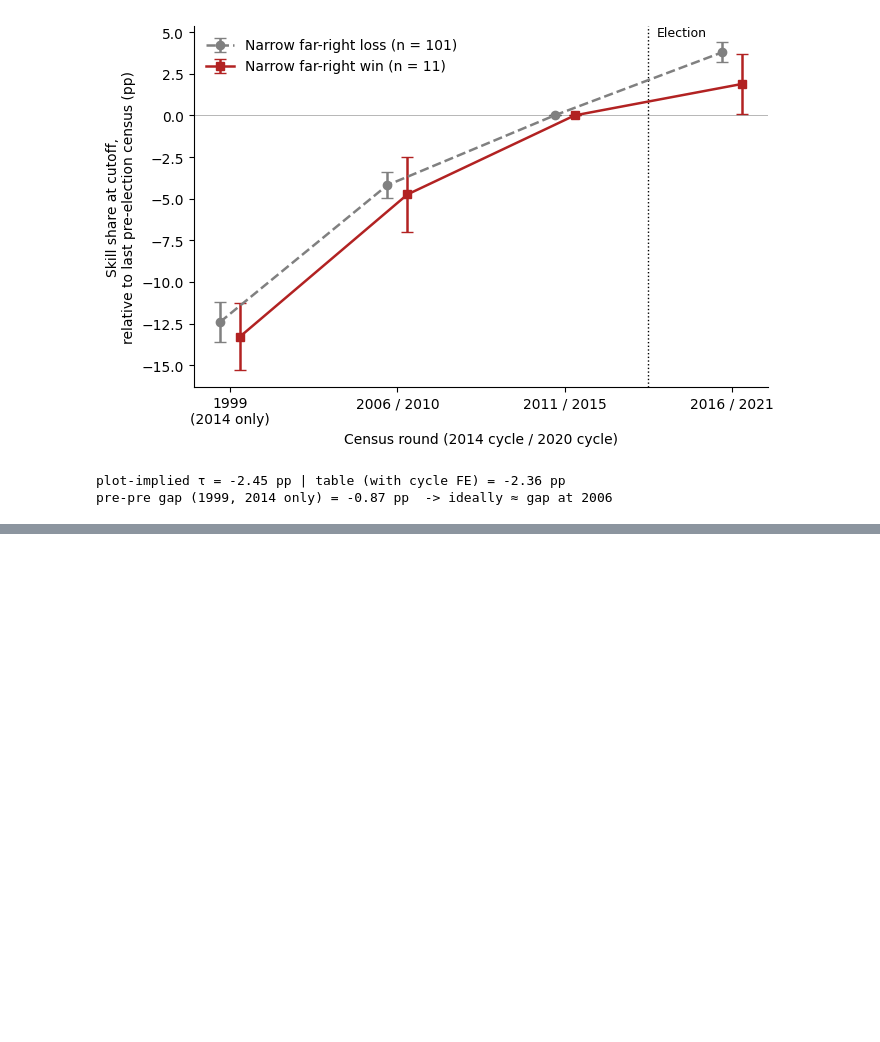
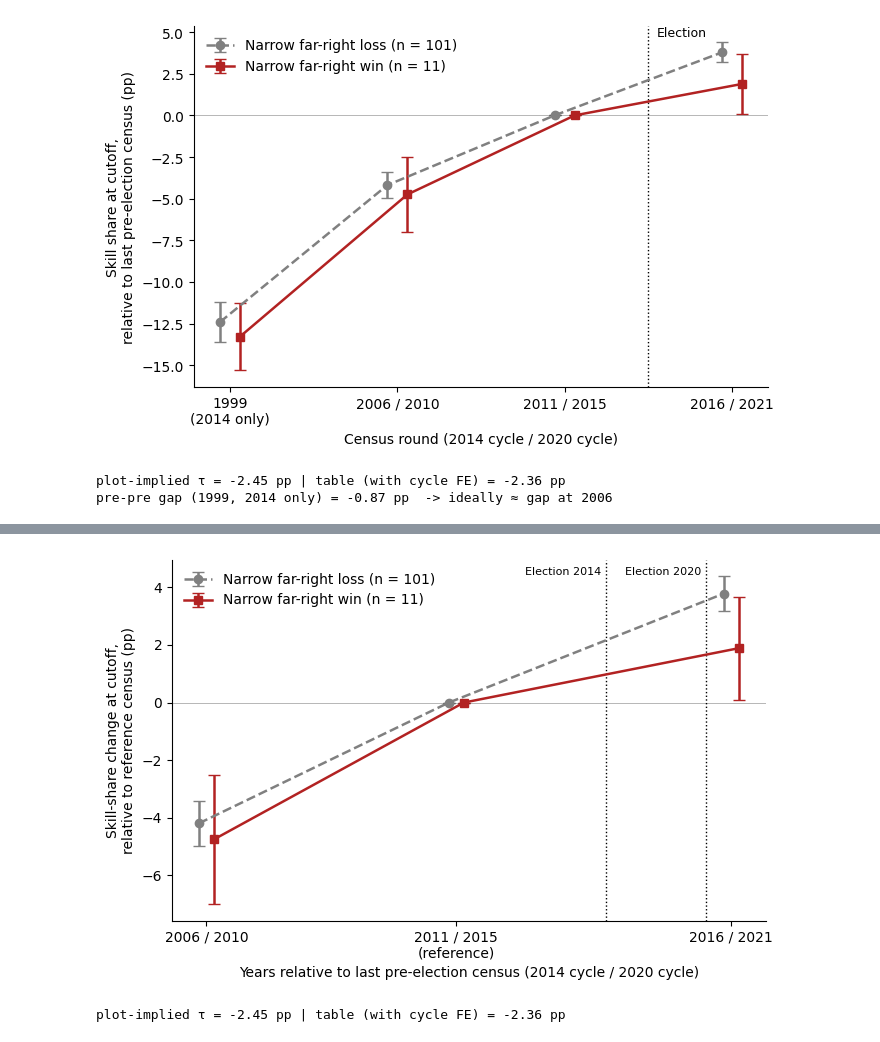
Before and after one commit to Tobias-Bue/far-right-rdd-thesis, a Jupyter notebook: Outcome_Variables_female.ipynb, the cells around one changed output, grey strips where cells are left out. Saved outputs shown, nothing was run; the diff lists cells and outputs as text; code cells hidden in the pictures; blank space fills up the shorter version.

```diff
--- a/Outcome_Variables_female.ipynb
+++ b/Outcome_Variables_female.ipynb
@@ -336,0 +385,50 @@ pre-pre gap (1999, 2014 only) = -0.87 pp  -> ideally ≈ gap at 2006
+# %%
+# ── Main figure: pooled Diff-in-Disc, event time in years ──
+h = h_pooled
+d = df[df['d_50'].abs() <= h].dropna(subset=['skill_share_trend', 'delta_skill_share']).copy()
+d['w'] = 1 - d['d_50'].abs() / h
+d['t_m1'] = -d['skill_share_trend'] * 100      # 2006 / 2010, relative to k=0
+d['t_p1'] = d['delta_skill_share'] * 100       # 2016 / 2021, relative to k=0 (2020 cycle rescaled to 5 yrs)
+
+# years relative to last pre-election census: pre = −5 (both cycles), post = +5 / +6 → 5.5
+rounds = [('t_m1', -5.0), (None, 0.0), ('t_p1', 5.5)]
+x_pos = np.array([x for _, x in rounds])
+
+fig, ax = plt.subplots(figsize=(7, 4.5))
+paths = {}
+for treated, color, marker, ls, name in [(0, 'grey', 'o', '--', 'Narrow far-right loss'),
+                                         (1, 'firebrick', 's', '-', 'Narrow far-right win')]:
+    s = d[d['treat'] == treated]
+    est, ci = [], []
+    for col, _ in rounds:
+        if col is None:                                   # reference census: 0 by construction
+            est.append(0.0); ci.append(0.0); continue
+        fit = smf.wls(f'{col} ~ d_50', data=s, weights=s['w']).fit(
+            cov_type='cluster', cov_kwds={'groups': s['code_commune']})
+        est.append(fit.params['Intercept']); ci.append(1.96 * fit.bse['Intercept'])
+    paths[treated] = est
+    n = s[['code_commune', 'election_year']].drop_duplicates().shape[0]
+    ax.errorbar(x_pos + (0.15 if treated else -0.15), est, yerr=ci, marker=marker, ls=ls,
+                color=color, lw=1.8, ms=6, capsize=4, label=f"{name} (n = {n})")
+
+# elections at their true distance from the reference census (2011→2014, 2015→2020)
+for x, yr in [(3, 2014), (5, 2020)]:
+    ax.axvline(x, color='black', ls=':', lw=1)
+    ax.text(x - 0.1, 0.98, f'Election {yr}', transform=ax.get_xaxis_transform(),
+            ha='right', va='top', fontsize=8)
+
+ax.axhline(0, color='black', lw=0.5, alpha=0.4)
+ax.set_xticks(x_pos)
+ax.set_xticklabels(['2006 / 2010', '2011 / 2015\n(reference)', '2016 / 2021'])
+ax.set_xlabel('Years relative to last pre-election census (2014 cycle / 2020 cycle)')
+ax.set_ylabel('Skill-share change at cutoff,\nrelative to reference census (pp)')
+ax.legend(loc='upper left', frameon=False)
+ax.spines[['top', 'right']].set_visible(False)
+plt.tight_layout(); plt.savefig('diffindisc_pooled_did.pdf', bbox_inches='tight'); plt.show()
+
+gap = np.array(paths[1]) - np.array(paths[0])
+tau = model_pooled_base.params['treat:post'] * 100
+print(f"plot-implied τ = {gap[2] + gap[0]:.2f} pp | table (with cycle FE) = {tau:.2f} pp")
+# %% [output]
+[figure, added]
+plot-implied τ = -2.45 pp | table (with cycle FE) = -2.36 pp
```
Also changed, not shown: parts of 4 cells of this notebook.
